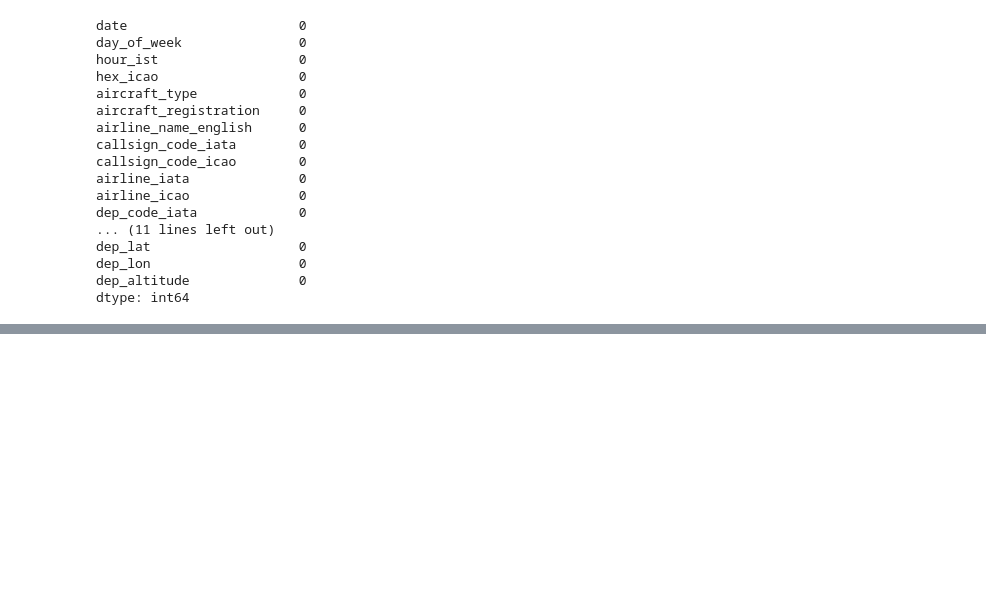
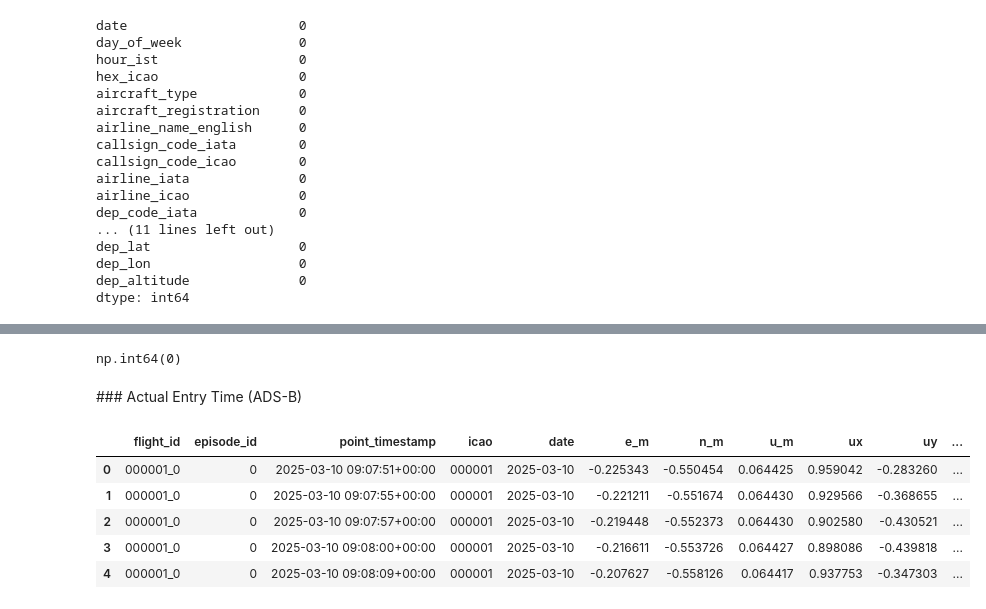
Before and after one commit to yyigitturan/ist-airport-decision-support-system, a Jupyter notebook: src/processing/flight_silver_to_gold.ipynb, the cells around one changed output, grey strips where cells are left out. Cells and saved outputs as stored; diff of their text form; code cells hidden in the pictures; blank space fills up the shorter version.

```diff
--- a/src/processing/flight_silver_to_gold.ipynb
+++ b/src/processing/flight_silver_to_gold.ipynb
@@ -158,0 +262,17 @@ Index(['date', 'day_of_week', 'hour_ist', 'hex_icao', 'aircraft_type',
+# %%
+df["wake_turbulence_cat"].isna().sum()
+# %% [output]
+np.int64(0)
+# %% [markdown]
+### Actual Entry Time (ADS-B)
+# %%
+traj_df = pd.read_parquet("/Users/YGT/ist-airport-decision-support-system/data/gold/trajectories/trajectory_gold.parquet")
+# %%
+traj_df.head()
+# %% [output]
+|  | flight_id | episode_id | point_timestamp | icao | date | e_m | n_m | u_m | ux | uy | ... |
+| 0 | 000001_0 | 0 | 2025-03-10 09:07:51+00:00 | 000001 | 2025-03-10 | -0.225343 | -0.550454 | 0.064425 | 0.959042 | -0.283260 | ... |
+| 1 | 000001_0 | 0 | 2025-03-10 09:07:55+00:00 | 000001 | 2025-03-10 | -0.221211 | -0.551674 | 0.064430 | 0.929566 | -0.368655 | ... |
+| 2 | 000001_0 | 0 | 2025-03-10 09:07:57+00:00 | 000001 | 2025-03-10 | -0.219448 | -0.552373 | 0.064430 | 0.902580 | -0.430521 | ... |
+| 3 | 000001_0 | 0 | 2025-03-10 09:08:00+00:00 | 000001 | 2025-03-10 | -0.216611 | -0.553726 | 0.064427 | 0.898086 | -0.439818 | ... |
+| 4 | 000001_0 | 0 | 2025-03-10 09:08:09+00:00 | 000001 | 2025-03-10 | -0.207627 | -0.558126 | 0.064417 | 0.937753 | -0.347303 | ... |
```
Also changed, not shown: parts of 23 cells of this notebook, 3 other files.
